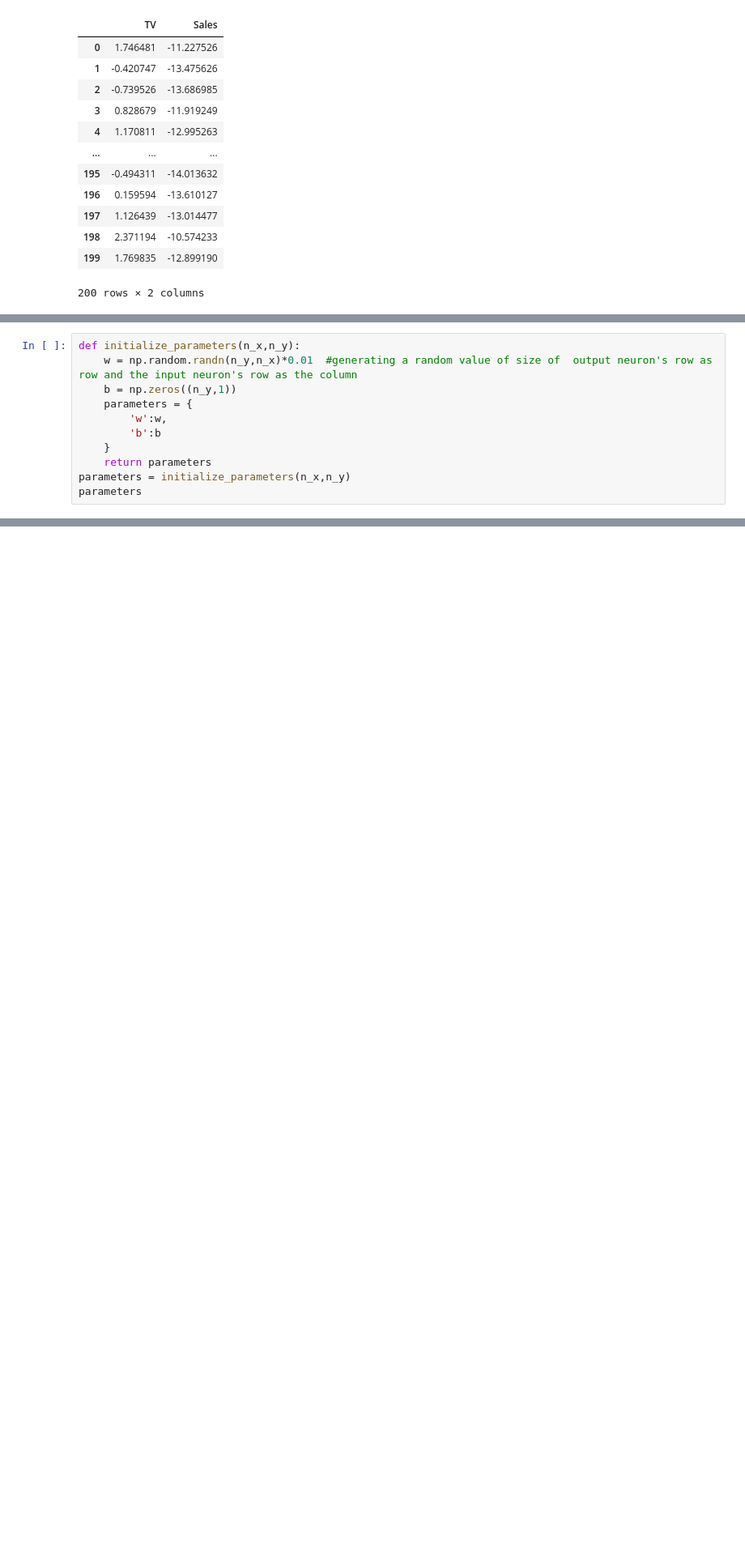
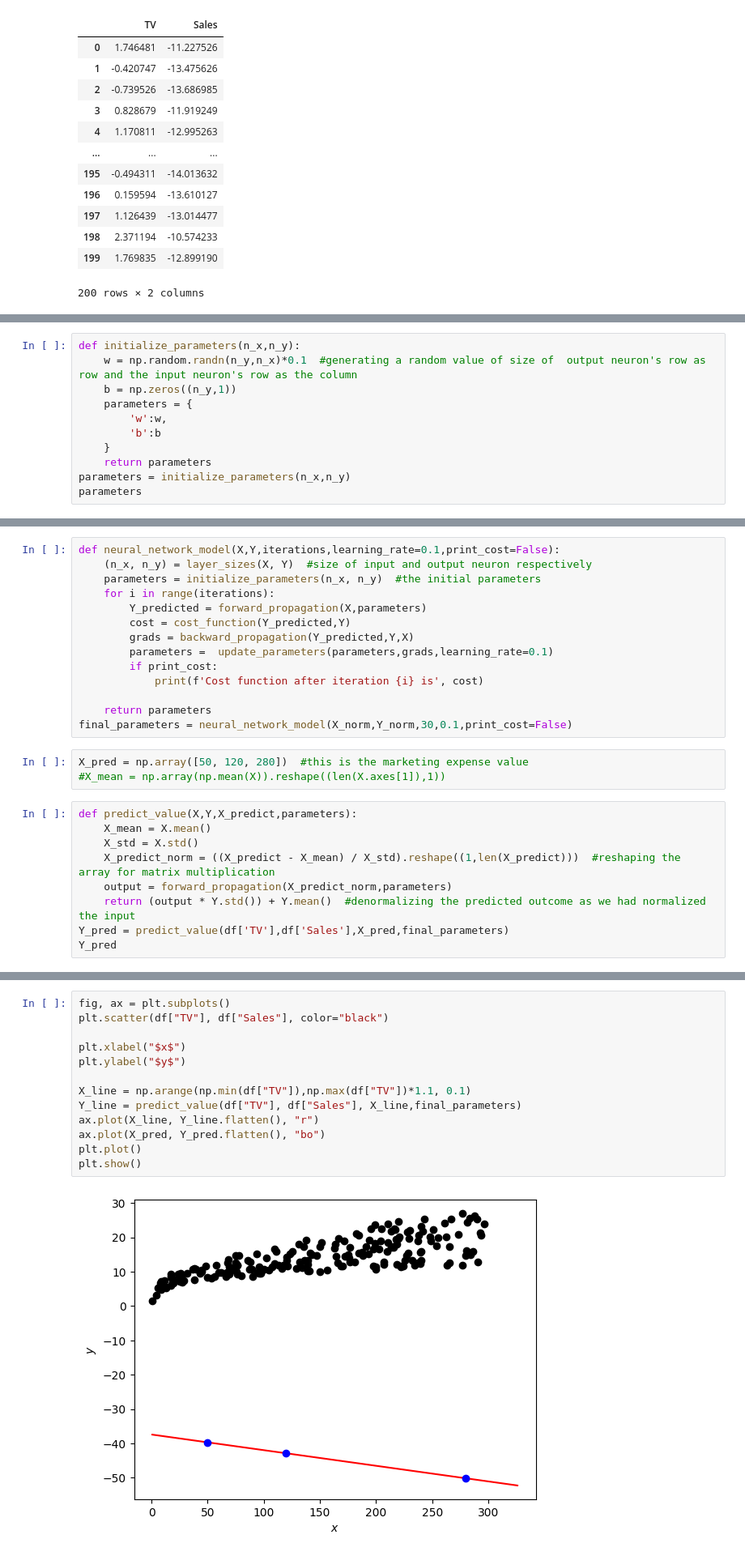
Before and after one commit to AsokTamang/calculas_neural_network, a Jupyter notebook: Untitled.ipynb, the cells around one changed output, grey strips where cells are left out. Shown at 81% size. Saved outputs shown, nothing was run; the diff lists cells and outputs as text; blank space fills up the shorter version.

Commit message:
prediction of TV sales based on marketing expense done

```diff
--- a/Untitled.ipynb
+++ b/Untitled.ipynb
@@ -69,7 +75,7 @@ The size of the input layer is: n_x = 1
 The size of the output layer is: n_y = 1
 # %%
 def initialize_parameters(n_x,n_y):
-    w = np.random.randn(n_y,n_x)*0.01  #generating a random value of size of  output neuron's row as row and the input neuron's row as the column
+    w = np.random.randn(n_y,n_x)*0.1  #generating a random value of size of  output neuron's row as row and the input neuron's row as the column
     b = np.zeros((n_y,1))
     parameters = {
         'w':w,
@@ -112,0 +133,26 @@ backward_propagation(Y_predicted,Y_norm,X_norm)
+# %%
+def neural_network_model(X,Y,iterations,learning_rate=0.1,print_cost=False):
+    (n_x, n_y) = layer_sizes(X, Y)  #size of input and output neuron respectively
+    parameters = initialize_parameters(n_x, n_y)  #the initial parameters
+    for i in range(iterations):
+        Y_predicted = forward_propagation(X,parameters)
+        cost = cost_function(Y_predicted,Y)
+        grads = backward_propagation(Y_predicted,Y,X)
+        parameters =  update_parameters(parameters,grads,learning_rate=0.1)
+        if print_cost:
+            print(f'Cost function after iteration {i} is', cost)
+
+    return parameters
+final_parameters = neural_network_model(X_norm,Y_norm,30,0.1,print_cost=False)
+# %%
+X_pred = np.array([50, 120, 280])  #this is the marketing expense value
+#X_mean = np.array(np.mean(X)).reshape((len(X.axes[1]),1))
+# %%
+def predict_value(X,Y,X_predict,parameters):
+    X_mean = X.mean()
+    X_std = X.std()
+    X_predict_norm = ((X_predict - X_mean) / X_std).reshape((1,len(X_predict)))  #reshaping the array for matrix multiplication
+    output = forward_propagation(X_predict_norm,parameters)
+    return (output * Y.std()) + Y.mean()  #denormalizing the predicted outcome as we had normalized the input
+Y_pred = predict_value(df['TV'],df['Sales'],X_pred,final_parameters)
+Y_pred
@@ -112,0 +161,15 @@ backward_propagation(Y_predicted,Y_norm,X_norm)
+# %%
+fig, ax = plt.subplots()
+plt.scatter(df["TV"], df["Sales"], color="black")
+
+plt.xlabel("$x$")
+plt.ylabel("$y$")
+
+X_line = np.arange(np.min(df["TV"]),np.max(df["TV"])*1.1, 0.1)
+Y_line = predict_value(df["TV"], df["Sales"], X_line,final_parameters)
+ax.plot(X_line, Y_line.flatten(), "r")
+ax.plot(X_pred, Y_pred.flatten(), "bo")
+plt.plot()
+plt.show()
+# %% [output]
+[figure, added]
```
Also changed, not shown: parts of 11 cells of this notebook.
